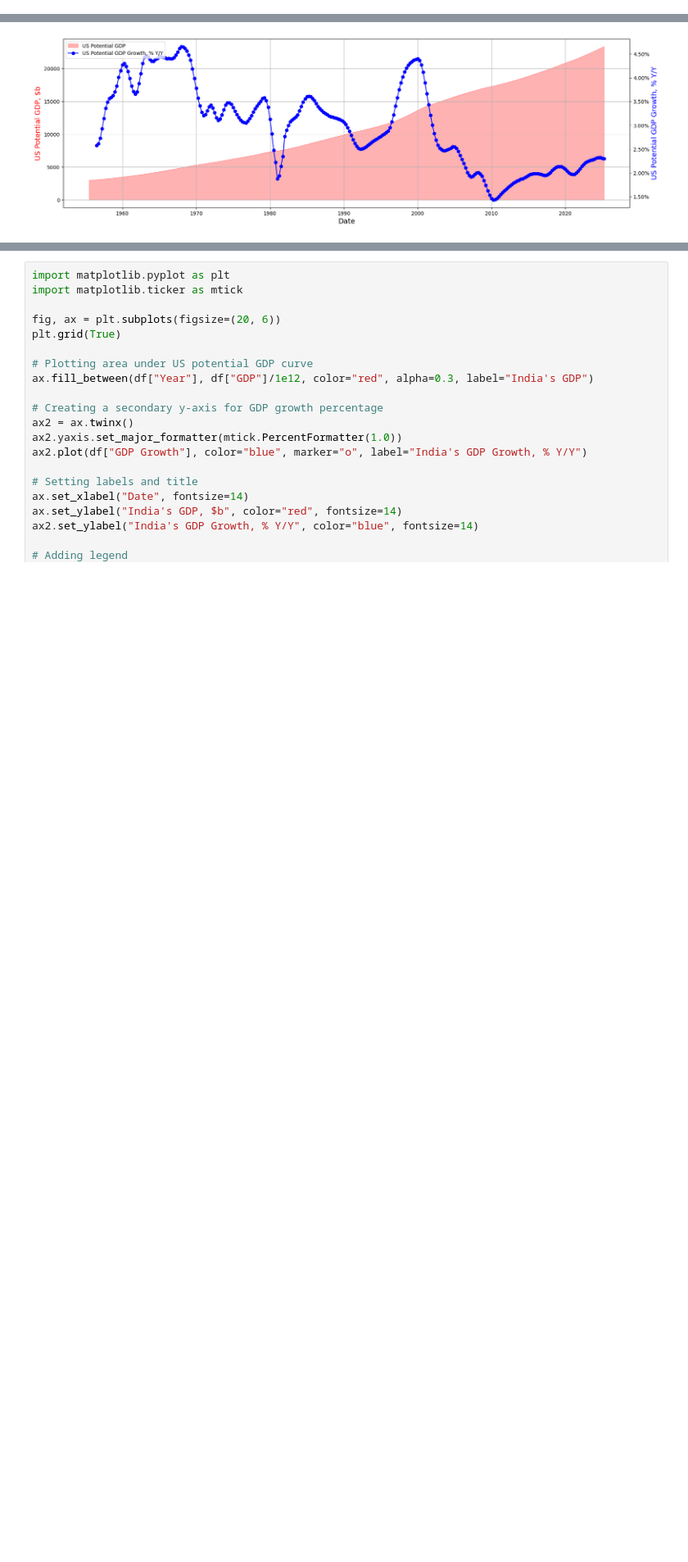
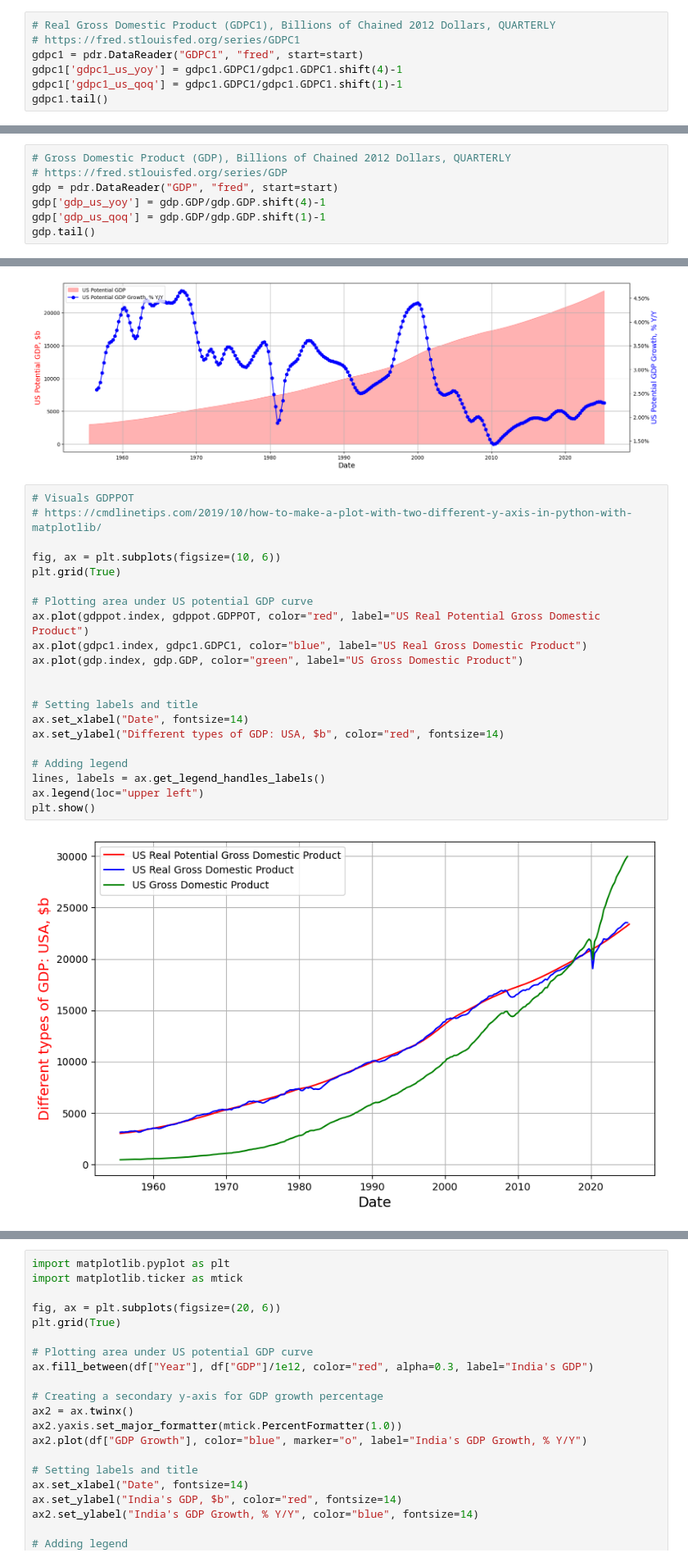
Before and after one commit to ntp3105/stock-markets-analytics-zoomcamp, a Jupyter notebook: 01-intro-and-data-sources/[2025]_Module_01_Colab_Introduction_and_Data_Sources.ipynb, the cells around one changed output, grey strips where cells are left out. Shown at 82% size. Drawn from its saved outputs; the diff is of its cells as text; blank space fills up the shorter version.

```diff
--- a/01-intro-and-data-sources/[2025]_Module_01_Colab_Introduction_and_Data_Sources.ipynb
+++ b/01-intro-and-data-sources/[2025]_Module_01_Colab_Introduction_and_Data_Sources.ipynb
@@ -79,0 +82,7 @@ gdppot.tail(15)
+# %%
+# Real Gross Domestic Product (GDPC1), Billions of Chained 2012 Dollars, QUARTERLY
+# https://fred.stlouisfed.org/series/GDPC1
+gdpc1 = pdr.DataReader("GDPC1", "fred", start=start)
+gdpc1['gdpc1_us_yoy'] = gdpc1.GDPC1/gdpc1.GDPC1.shift(4)-1
+gdpc1['gdpc1_us_qoq'] = gdpc1.GDPC1/gdpc1.GDPC1.shift(1)-1
+gdpc1.tail()
@@ -79,0 +99,7 @@ gdppot.tail(15)
+# %%
+# Gross Domestic Product (GDP), Billions of Chained 2012 Dollars, QUARTERLY
+# https://fred.stlouisfed.org/series/GDP
+gdp = pdr.DataReader("GDP", "fred", start=start)
+gdp['gdp_us_yoy'] = gdp.GDP/gdp.GDP.shift(4)-1
+gdp['gdp_us_qoq'] = gdp.GDP/gdp.GDP.shift(1)-1
+gdp.tail()
@@ -108,3 +142,26 @@ ax2.legend(lines + lines2, labels + labels2, loc='upper left')
 plt.show()
 # %% [output]
 [figure]
+# %%
+# Visuals GDPPOT
+# https://cmdlinetips.com/2019/10/how-to-make-a-plot-with-two-different-y-axis-in-python-with-matplotlib/
+
+fig, ax = plt.subplots(figsize=(10, 6))
+plt.grid(True)
+
+# Plotting area under US potential GDP curve
+ax.plot(gdppot.index, gdppot.GDPPOT, color="red", label="US Real Potential Gross Domestic Product")
+ax.plot(gdpc1.index, gdpc1.GDPC1, color="blue", label="US Real Gross Domestic Product")
+ax.plot(gdp.index, gdp.GDP, color="green", label="US Gross Domestic Product")
+
+
+# Setting labels and title
+ax.set_xlabel("Date", fontsize=14)
+ax.set_ylabel("Different types of GDP: USA, $b", color="red", fontsize=14)
+
+# Adding legend
+lines, labels = ax.get_legend_handles_labels()
+ax.legend(loc="upper left")
+plt.show()
+# %% [output]
+[figure, added]
```
Also changed, not shown: parts of 10 cells of this notebook.
